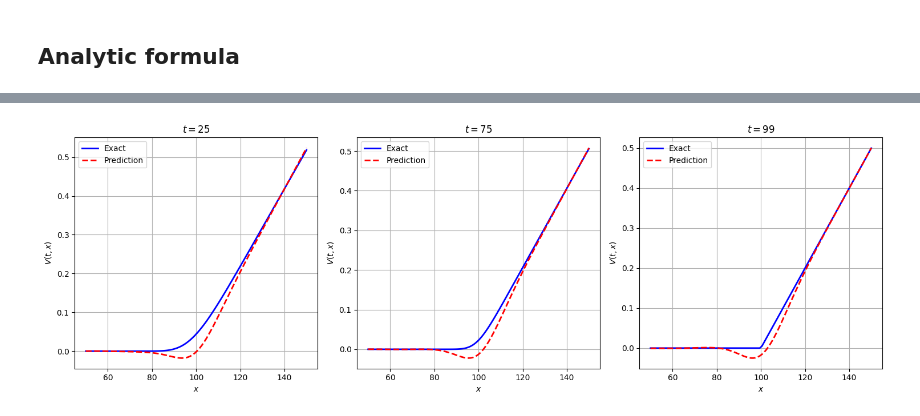
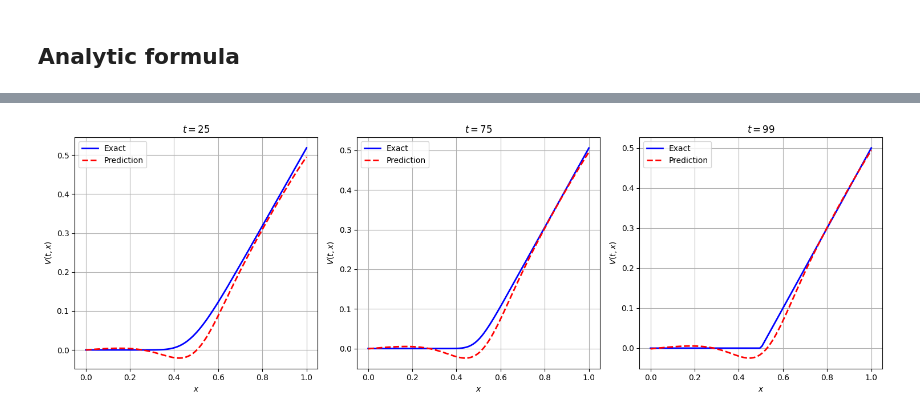
Before and after one commit to aderdouri/PINNs, a Jupyter notebook: Tutorials/Inverse_Black_Scholes.ipynb, the cells around one changed output, grey strips where cells are left out. Cells and saved outputs as stored; diff of their text form; code cells hidden in the pictures.

```diff
--- a/Tutorials/Inverse_Black_Scholes.ipynb
+++ b/Tutorials/Inverse_Black_Scholes.ipynb
@@ -79,21 +96,21 @@ def black_scholes(S, t, T=1.0, K=120, r=0.05, sigma=0.20, option_type="call"):
 # %%
-def bs_pde_residual(model, S, t, r=0.05, sigma=0.20):
+def bs_pde_residual(model, s, t, r=0.05, sigma=0.20):
     """
     Compute the PDE residual for Black-Scholes equation:
     """
-    S.requires_grad = True
+    s.requires_grad = True
     t.requires_grad = True
-    V = model(torch.cat((S, t), dim=1))
+    V = model(torch.cat((s, t), dim=1))
 
     # Gradients w.r.t. x and t
-    V_S = torch.autograd.grad(V, S, grad_outputs=torch.ones_like(V), create_graph=True)[0]
+    V_s = torch.autograd.grad(V, s, grad_outputs=torch.ones_like(V), create_graph=True)[0]
     V_t = torch.autograd.grad(V, t, grad_outputs=torch.ones_like(V), create_graph=True)[0]
 
-    # Second-order derivative w.r.t. S
-    V_SS = torch.autograd.grad(V_S, S, grad_outputs=torch.ones_like(V_S), create_graph=True)[0]
+    # Second-order derivative w.r.t. s
+    V_ss = torch.autograd.grad(V_s, s, grad_outputs=torch.ones_like(V_s), create_graph=True)[0]
 
     # PDE residual
-    residual = V_t + 0.5*sigma**2*S**2*V_SS + r*S*V_S -r*V
+    residual = V_t + 0.5*sigma**2*s**2*V_ss + r*s*V_s -r*V
     return residual
 
 # Step 2: Define the PINN model
@@ -137,14 +154,13 @@ def compute_loss(model, s_interior, t_interior, s_boundary, t_boundary,
 
     return pde_loss + bc_loss + ic_loss
 
-
 # Step 4: Training the model
 def train_pinn(model, s_interior, t_interior, s_boundary, t_boundary,
                s_initial, t_initial, V_initial,
                r, sigma, adam_epochs=1000, lbfgs_epochs=500):
     """Train the PINN model using Adam and LBFGS optimizers."""
     # Adam optimizer for initial training
-    optimizer_adam = torch.optim.Adam(model.parameters(), lr=0.0001)
+    optimizer_adam = torch.optim.Adam(model.parameters(), lr=0.001)
     for epoch in range(adam_epochs):
         optimizer_adam.zero_grad()
         loss = compute_loss(model, s_interior, t_interior, s_boundary,
@@ -169,6 +185,7 @@ def train_pinn(model, s_interior, t_interior, s_boundary, t_boundary,
     print("Starting LBFGS optimization...")
     optimizer_lbfgs.step(closure)
 # %%
+S0 = 100.0
 S_max = 150.0
 S_min = 50.0
 strike = 100.0
@@ -177,6 +194,10 @@ r = 0.05
 sigma = 0.2
 
 S = torch.linspace(S_min, S_max, 100).view(-1, 1)
+myS = S.clone()
+# Normalize S
+S = (S - S_min) / (S_max - S_min)
+strike = (strike - S_min) / (S_max - S_min)
 t = torch.linspace(0, T, 100).view(-1, 1)
 
 # Create mesh grid for interior points
@@ -202,5 +227,5 @@ model = PINN()
 train_pinn(model, S_interior, t_interior, S_boundary, t_boundary, S_initial,
            t_initial, V_initial,
            r, sigma,
-           adam_epochs=500, lbfgs_epochs=5000)
+           adam_epochs=5000, lbfgs_epochs=5000)
 # %% [output]
@@ -212,7 +248,9 @@ Adam Epoch 400, Loss: 344.60650634765625
 Starting LBFGS optimization...
 # %%
+# Step 7: Visualize the results
 # Create a grid for prediction
 S_pred = torch.linspace(S_min, S_max, 100).view(-1, 1)
+S_pred = (S_pred - S_min) / (S_max - S_min)
 t_pred = torch.linspace(0, T, 100).view(-1, 1)
 
 S_grid_pred, t_grid_pred = torch.meshgrid(S_pred.squeeze(), t_pred.squeeze(),
@@ -261,31 +284,28 @@ tensor([[2.3988e-03, 2.2240e-03, 2.0613e-03,  ..., 0.0000e+00, 0.0000e+00,
 # %%
 # Step 8: Compare predictions with exact solution at specific time slices
 time_slices = [25, 75, 99]  # Time slices to compare
-
-# Denormalize S_pred for plotting
-d_S_pred = S_pred * (S_max - S_min) + S_min
 
 plt.figure(figsize=(15, 5))
 
 for i, t_slice in enumerate(time_slices):
     # Extract points for the time slice
     t_slice_tensor = torch.full_like(S_pred, t_slice)
     V_pred_slice = V_pred[:, t_slice]
 
     # Compute exact solution
     V_exact_slice = V_exact[:,t_slice]
 
     # Plot comparison
     plt.subplot(1, 3, i + 1)
-    plt.plot(d_S_pred.numpy(), V_exact_slice, 'b-', label='Exact', linewidth=2)
-    plt.plot(d_S_pred.numpy(), V_pred_slice, 'r--', label='Prediction', linewidth=2)
+    plt.plot(S.numpy(), V_exact_slice, 'b-', label='Exact', linewidth=2)
+    plt.plot(S.numpy(), V_pred_slice, 'r--', label='Prediction', linewidth=2)
     plt.title(f"$t = {t_slice}$")
     plt.xlabel("$x$")
     plt.ylabel("$V(t, x)$")
     plt.legend()
     plt.grid()
 
 plt.tight_layout()
 plt.show()
 # %% [output]
-[figure, old version]
+[figure, new version]
```
Also changed, not shown: parts of 14 cells of this notebook.
